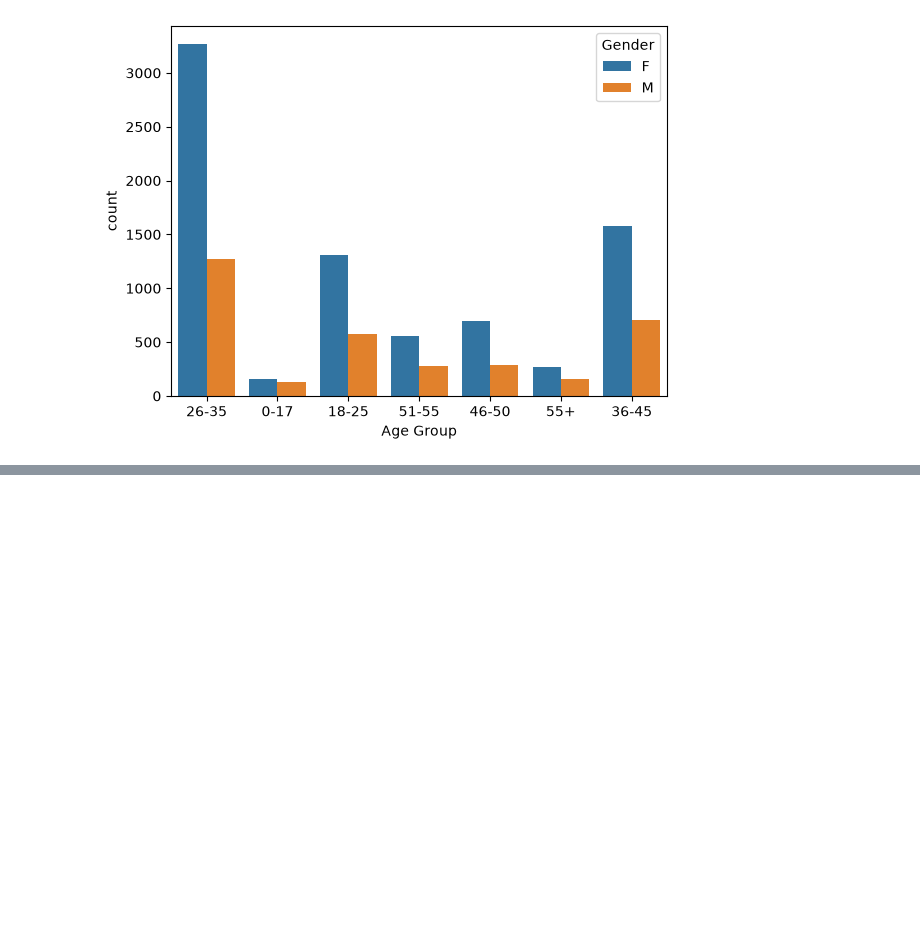
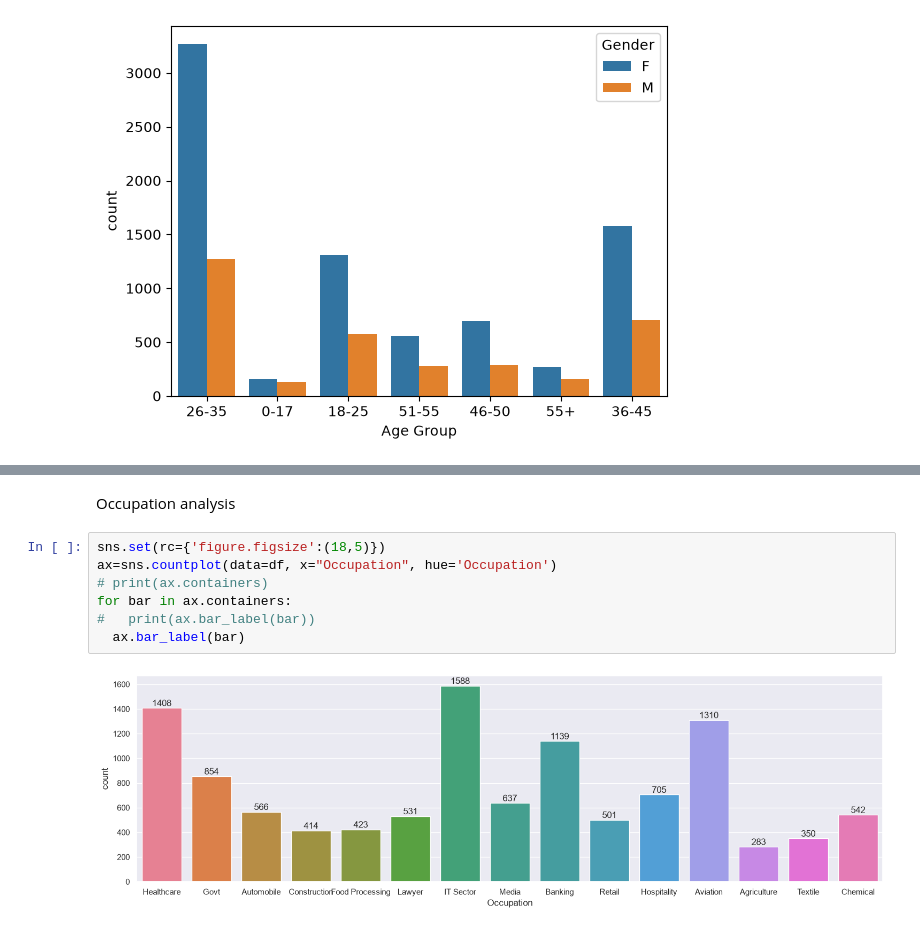
Before and after one commit to Nigam2004/Diwali_sales_analysis, a Jupyter notebook: Diwali_sales_analysis.ipynb, the cells around one changed output, grey strips where cells are left out. Saved outputs shown, nothing was run; the diff lists cells and outputs as text; blank space fills up the shorter version.

```diff
--- a/Diwali_sales_analysis.ipynb
+++ b/Diwali_sales_analysis.ipynb
@@ -227,0 +252,11 @@ sns.countplot(data=df, x="Age Group",hue="Gender")
+# %% [markdown]
+Occupation analysis
+# %%
+sns.set(rc={'figure.figsize':(18,5)})
+ax=sns.countplot(data=df, x="Occupation", hue='Occupation')
+# print(ax.containers)
+for bar in ax.containers:
+#   print(ax.bar_label(bar))
+  ax.bar_label(bar)
+# %% [output]
+[figure, added]
```
Also changed, not shown: parts of 8 cells of this notebook.
